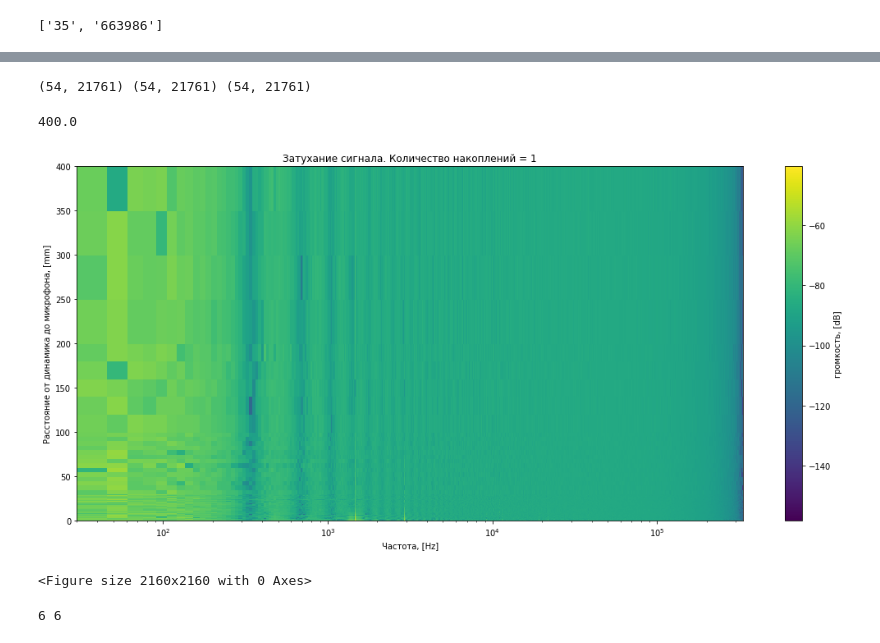
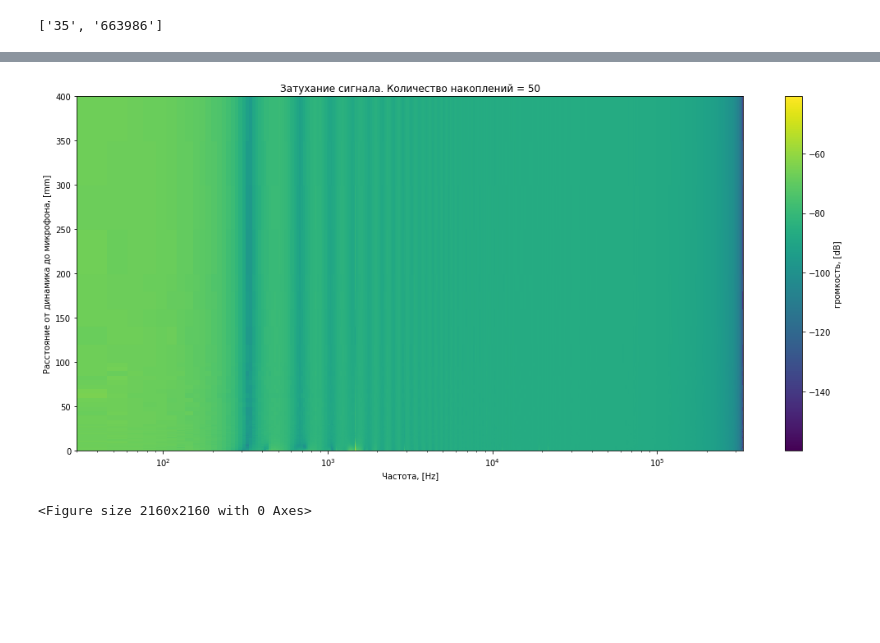
Before and after one commit to tandav/ultrasonic-stethoscope, a Jupyter notebook: coherent-accumulation/cancellation.ipynb, the cells around one changed output, grey strips where cells are left out. Cells and saved outputs as stored; diff of their text form; code cells hidden in the pictures; blank space fills up the shorter version.

```diff
--- a/coherent-accumulation/cancellation.ipynb
+++ b/coherent-accumulation/cancellation.ipynb
@@ -45,0 +17,24 @@ rate_mean = rates.mean()
+# %%
+measures_n = len(measures)
+
+mm = np.zeros(measures_n)
+rates = np.zeros(measures_n)
+
+mean_1 = np.zeros((measures_n, n))
+mean_2 = np.zeros((measures_n, n))
+mean_3 = np.zeros((measures_n, n))
+mean_5 = np.zeros((measures_n, n))
+mean_10 = np.zeros((measures_n, n))
+mean_15 = np.zeros((measures_n, n))
+mean_30 = np.zeros((measures_n, n))
+mean_50 = np.zeros((measures_n, n))
+
+
+fft_1  = np.zeros((measures_n, n // 2 + 1))
+fft_2  = np.zeros((measures_n, n // 2 + 1))
+fft_3  = np.zeros((measures_n, n // 2 + 1))
+fft_5  = np.zeros((measures_n, n // 2 + 1))
+fft_10 = np.zeros((measures_n, n // 2 + 1))
+fft_15 = np.zeros((measures_n, n // 2 + 1))
+fft_30 = np.zeros((measures_n, n // 2 + 1))
+fft_50 = np.zeros((measures_n, n // 2 + 1))
@@ -52,33 +84,30 @@ F, MM = np.meshgrid(f, mm)
-# %%
-print(
-    MM.shape,
-    F.shape,
-    fft_1.shape
-)
-# %% [output]
-(54, 21761) (54, 21761) (54, 21761)
-# %%
-mm[-1]
-# %% [output]
-400.0
+# %%
+DICT = {
+     1:  fft_1,
+     2:  fft_2,
+     3:  fft_3,
+     5:  fft_5,
+    10: fft_10,
+    15: fft_15,
+    30: fft_30,
+    50: fft_50,
+}
 # %%
-plt.title(f'Затухание сигнала. Количество накоплений = {1}')
+curr = 50
+
+F, MM = np.meshgrid(f, mm)
+plt.title(f'Затухание сигнала. Количество накоплений = {curr}')
 plt.xlabel('Частота, [Hz]')
 plt.ylabel('Расстояние от динамика до микрофона, [mm]')
 plt.xlim(30, rate_mean/2)
 plt.semilogx()
 # plt.semilogy()
-plt.pcolormesh(F, MM, fft_1)
+plt.pcolormesh(F, MM, DICT[curr])
 plt.tight_layout()
 plt.colorbar(label='громкость, [dB]')
-plt.savefig('cancellation.png')
+plt.savefig(f'{curr}-накопл.png')
 # %% [output]
-[figure, old version]
+[figure, new version]
 # %%
 # %% [output]
 <Figure size 2160x2160 with 0 Axes>
-# %%
-xz = np.arange(11)
-print(len(np.fft.rfft(xz)), len(xz)//2 + 1)
-# %% [output]
-6 6
```
Also changed, not shown: parts of 4 cells of this notebook, 11 other files.
